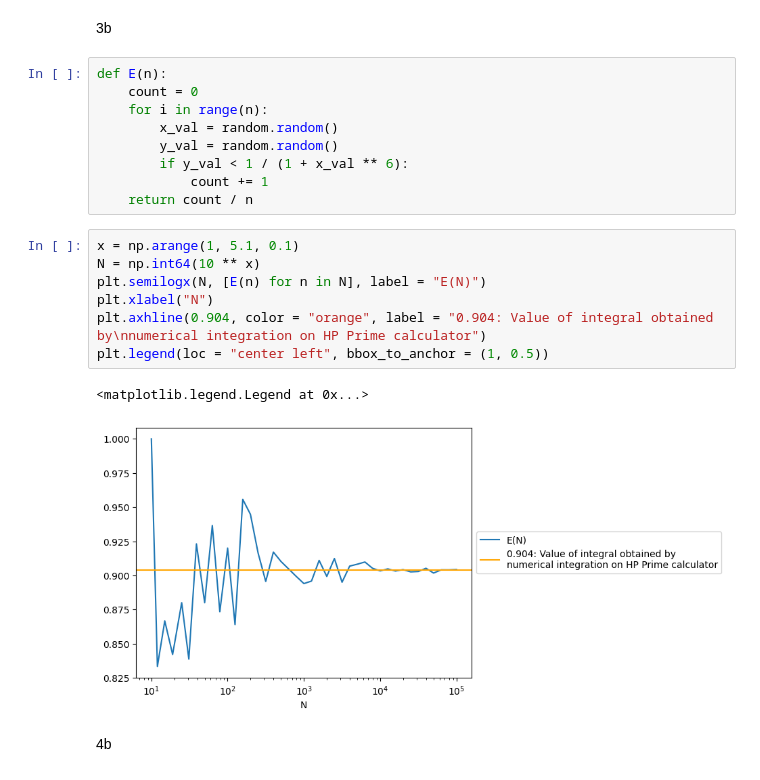
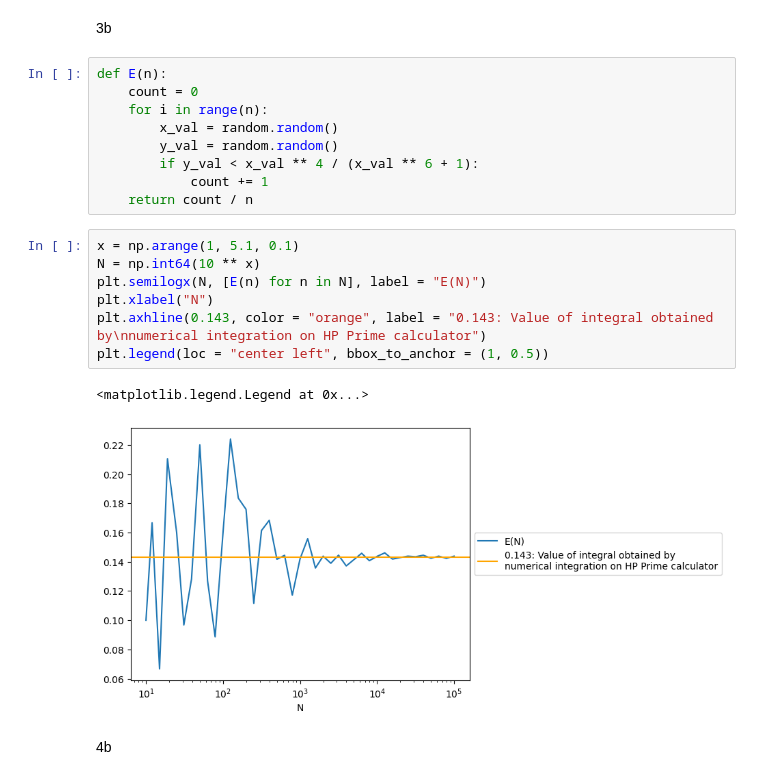
Before and after one commit to chog55/homework_code_submissions, a Jupyter notebook: appm_4560/appm_4560_hmwk_1.ipynb, the cells around one changed output. Cells and saved outputs as stored; diff of their text form.

```diff
--- a/appm_4560/appm_4560_hmwk_1.ipynb
+++ b/appm_4560/appm_4560_hmwk_1.ipynb
@@ -8,19 +8,19 @@ def E(n):
     for i in range(n):
         x_val = random.random()
         y_val = random.random()
-        if y_val < 1 / (1 + x_val ** 6):
+        if y_val < x_val ** 4 / (x_val ** 6 + 1):
             count += 1
     return count / n
 # %%
 x = np.arange(1, 5.1, 0.1)
 N = np.int64(10 ** x)
 plt.semilogx(N, [E(n) for n in N], label = "E(N)")
 plt.xlabel("N")
-plt.axhline(0.904, color = "orange", label = "0.904: Value of integral obtained by\nnumerical integration on HP Prime calculator")
+plt.axhline(0.143, color = "orange", label = "0.143: Value of integral obtained by\nnumerical integration on HP Prime calculator")
 plt.legend(loc = "center left", bbox_to_anchor = (1, 0.5))
 # %% [output]
 <matplotlib.legend.Legend at 0x...>
-[figure, old version]
+[figure, new version]
 # %% [markdown]
 4b
 # %%
```
Also changed, not shown: parts of 1 cell of this notebook.
